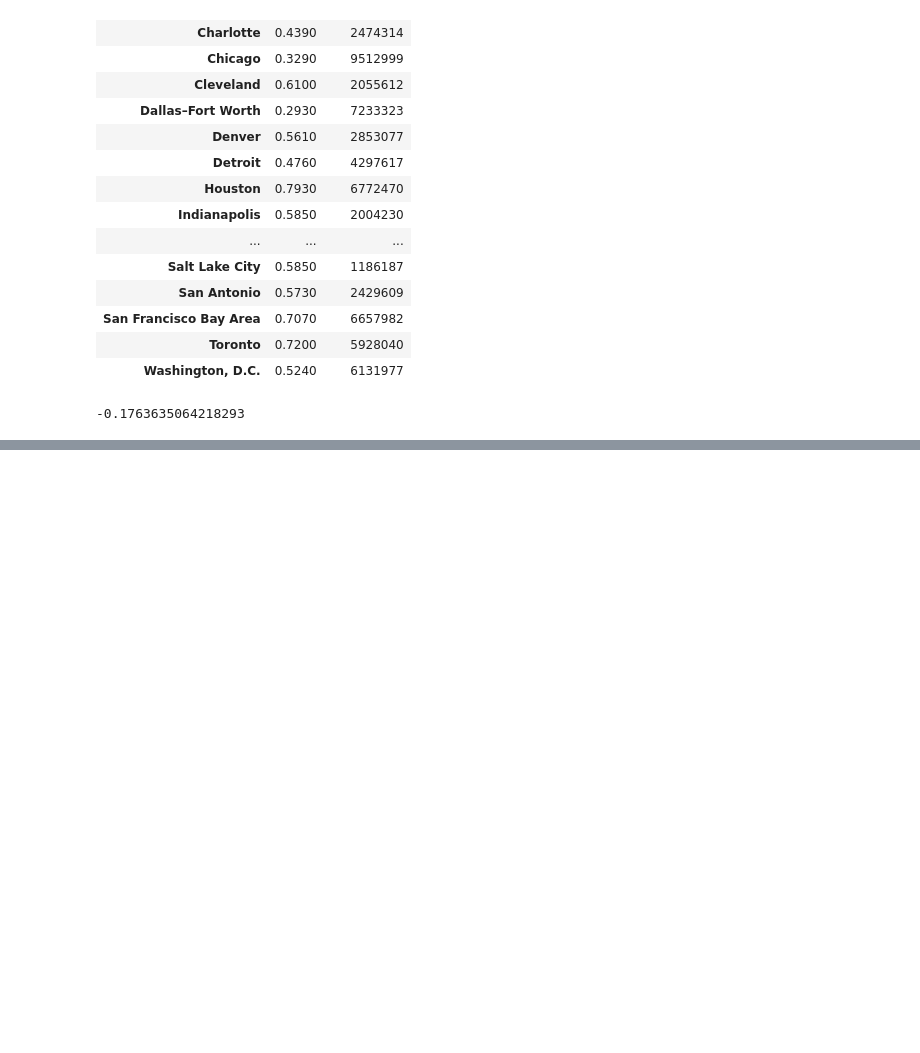
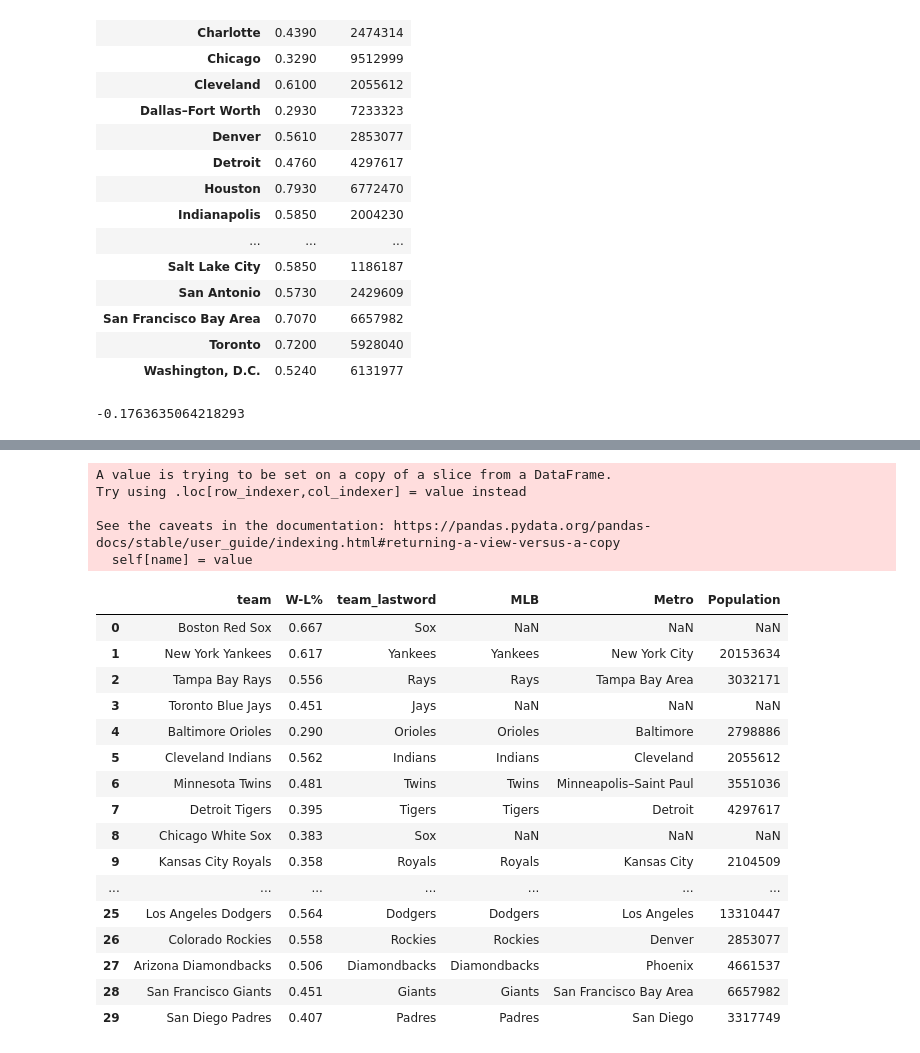
Before and after one commit to smeteo/Applied-DS-with-Python, a Jupyter notebook: Week4_Assignment.ipynb, the cells around one changed output, grey strips where cells are left out. Drawn from its saved outputs; the diff is of its cells as text; code cells hidden in the pictures; blank space fills up the shorter version.

```diff
--- a/Week4_Assignment.ipynb
+++ b/Week4_Assignment.ipynb
@@ -597,0 +628,4 @@ NBA_group['W/L%'].corr(NBA_group.Population)
+# %%
+mlb_df2018['team_lastword'] = mlb_df2018.team.str.split(' ').str[-1]
+mlb_df2018 = mlb_df2018[['team','W-L%', 'team_lastword']]
+mlb_df2018
@@ -597,0 +703,34 @@ NBA_group['W/L%'].corr(NBA_group.Population)
+# %%
+cities.MLB = cities.MLB.replace("\[\w.*\]|—",'',regex=True).apply(lambda x: re.findall('[A-Z][^A-Z]*', x))
+# %% [output]
+A value is trying to be set on a copy of a slice from a DataFrame.
+Try using .loc[row_indexer,col_indexer] = value instead
+
+See the caveats in the documentation: https://pandas.pydata.org/pandas-docs/stable/user_guide/indexing.html#returning-a-view-versus-a-copy
+  self[name] = value
+# %%
+cities.MLB = cities.MLB.str[0]
+cities.MLB = cities.MLB.str.strip()
+mlb_df2018.team_lastword = mlb_df2018.team_lastword.astype(str).str.strip()
+cities.MLB =cities.MLB.astype(str).str.strip()
+# %%
+merged_MLB = pd.merge(mlb_df2018, cities, how='left', left_on='team_lastword', right_on='MLB')
+merged_MLB
+# %% [output]
+|  | team | W-L% | team_lastword | MLB | Metro | Population |
+| 0 | Boston Red Sox | 0.667 | Sox | NaN | NaN | NaN |
+| 1 | New York Yankees | 0.617 | Yankees | Yankees | New York City | 20153634 |
+| 2 | Tampa Bay Rays | 0.556 | Rays | Rays | Tampa Bay Area | 3032171 |
+| 3 | Toronto Blue Jays | 0.451 | Jays | NaN | NaN | NaN |
+| 4 | Baltimore Orioles | 0.290 | Orioles | Orioles | Baltimore | 2798886 |
+| 5 | Cleveland Indians | 0.562 | Indians | Indians | Cleveland | 2055612 |
+| 6 | Minnesota Twins | 0.481 | Twins | Twins | Minneapolis–Saint Paul | 3551036 |
+| 7 | Detroit Tigers | 0.395 | Tigers | Tigers | Detroit | 4297617 |
+| 8 | Chicago White Sox | 0.383 | Sox | NaN | NaN | NaN |
+| 9 | Kansas City Royals | 0.358 | Royals | Royals | Kansas City | 2104509 |
+| ... | ... | ... | ... | ... | ... | ... |
+| 25 | Los Angeles Dodgers | 0.564 | Dodgers | Dodgers | Los Angeles | 13310447 |
+| 26 | Colorado Rockies | 0.558 | Rockies | Rockies | Denver | 2853077 |
+| 27 | Arizona Diamondbacks | 0.506 | Diamondbacks | Diamondbacks | Phoenix | 4661537 |
+| 28 | San Francisco Giants | 0.451 | Giants | Giants | San Francisco Bay Area | 6657982 |
+| 29 | San Diego Padres | 0.407 | Padres | Padres | San Diego | 3317749 |
```
Also changed, not shown: parts of 25 cells of this notebook.
